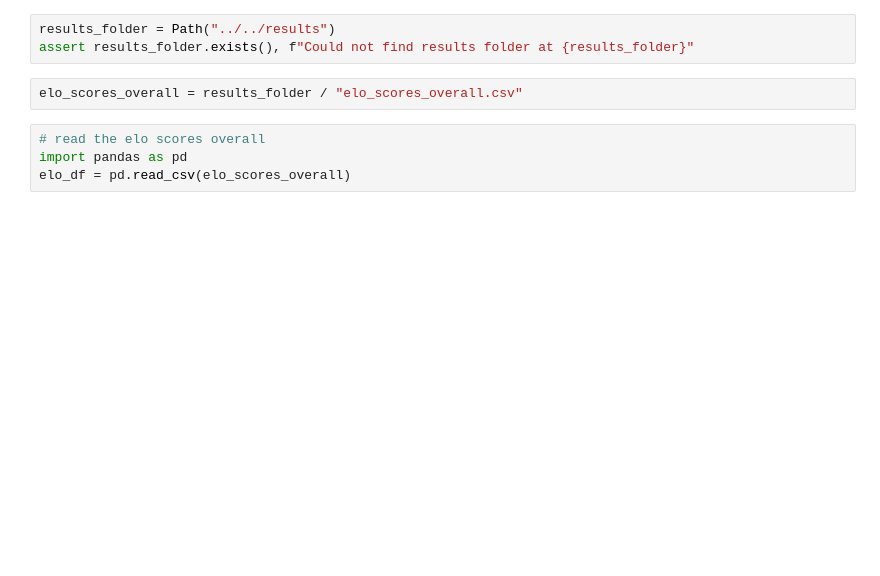
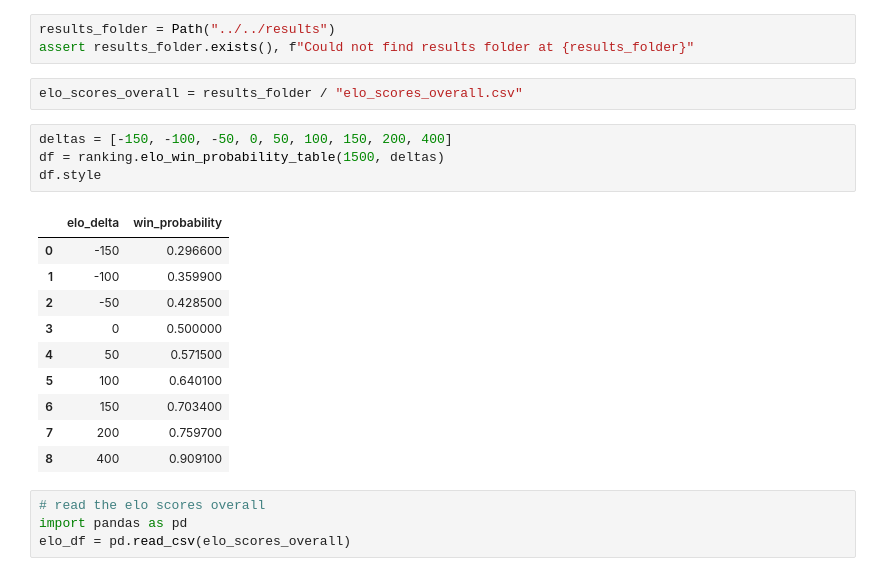
Before and after one commit to IBM/table-representation-evals, a Jupyter notebook: benchmark_src/results_processing/elo_scores_view.ipynb, the cells around one changed output. Drawn from its saved outputs; the diff is of its cells as text; blank space fills up the shorter version.

```diff
--- a/benchmark_src/results_processing/elo_scores_view.ipynb
+++ b/benchmark_src/results_processing/elo_scores_view.ipynb
@@ -11,6 +12,21 @@ results_folder = Path("../../results")
 assert results_folder.exists(), f"Could not find results folder at {results_folder}"
 # %%
 elo_scores_overall = results_folder / "elo_scores_overall.csv"
+# %%
+deltas = [-150, -100, -50, 0, 50, 100, 150, 200, 400]
+df = ranking.elo_win_probability_table(1500, deltas)
+df.style
+# %% [output]
+|  | elo_delta | win_probability |
+| 0 | -150 | 0.296600 |
+| 1 | -100 | 0.359900 |
+| 2 | -50 | 0.428500 |
+| 3 | 0 | 0.500000 |
+| 4 | 50 | 0.571500 |
+| 5 | 100 | 0.640100 |
+| 6 | 150 | 0.703400 |
+| 7 | 200 | 0.759700 |
+| 8 | 400 | 0.909100 |
 # %%
 # read the elo scores overall
 import pandas as pd
```
Also changed, not shown: parts of 5 cells of this notebook, 1 other file.
